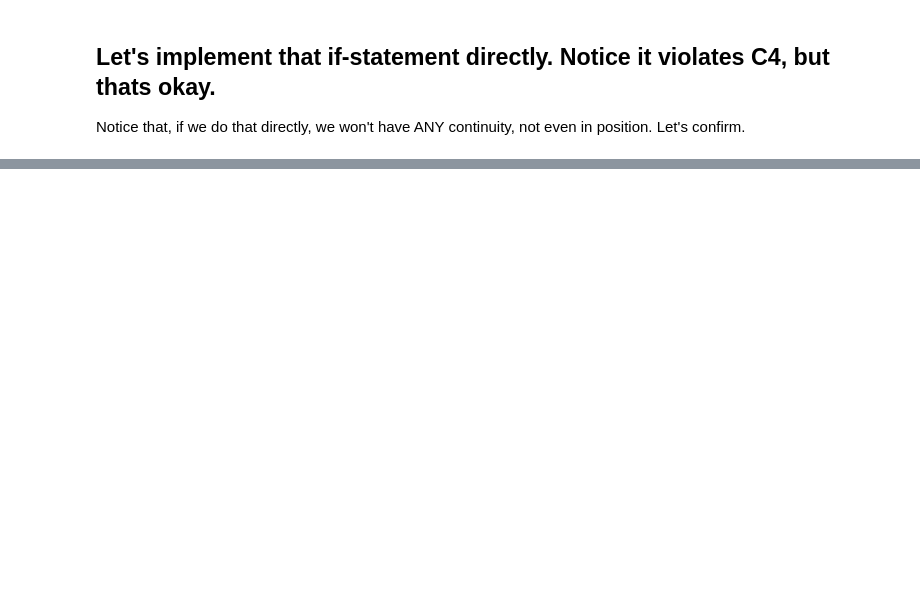
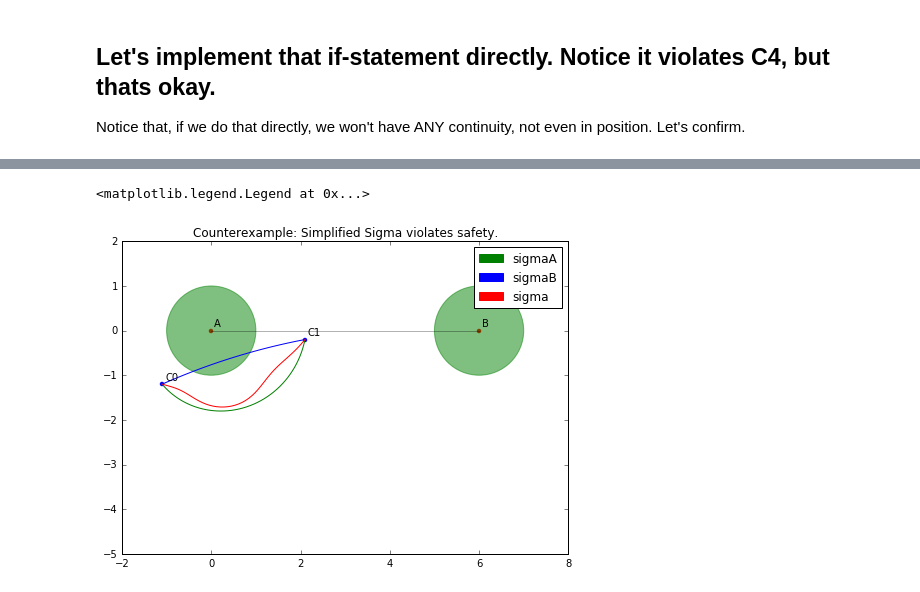
Before and after one commit to njoubert/spooky, a Jupyter notebook: experiments/ipython/NJ - 09 - Designing a position interpolation scheme that satisfies minimum distance.ipynb, the cells around one changed output, grey strips where cells are left out. Drawn from its saved outputs; the diff is of its cells as text; code cells hidden in the pictures; blank space fills up the shorter version.

```diff
--- a/experiments/ipython/NJ - 09 - Designing a position interpolation scheme that satisfies minimum distance.ipynb
+++ b/experiments/ipython/NJ - 09 - Designing a position interpolation scheme that satisfies minimum distance.ipynb
@@ -204,0 +234,72 @@ plt.legend(handles=[sA_legend,sB_legend,S_legend])
+# %%
+from scipy.special import expit
+
+# Create Numpy arrays
+A = PA_1.np()
+B = PB_1.np()
+C0 = C_0.np()
+C1 = C_1.np()
+
+# Set up interpolation vector
+u = np.c_[np.linspace(0,1)]
+
+# Set up the distance components of sigmaA, sigmaB
+dA0 = la.norm(C0 - A)
+dA1 = la.norm(C1 - A)
+dB0 = la.norm(C0 - B)
+dB1 = la.norm(C1 - B)
+
+dA = np.linspace(dA0, dA1)
+dB = np.linspace(dB0, dB1)
+
+# Set up the vantage vector components of sigmaA, sigmaB
+vA0 = (C0 - A) / dA0
+vA1 = (C1 - A) / dA1
+vB0 = (C0 - B) / dB0
+vB1 = (C1 - B) / dB1
+
+vA = np.apply_along_axis(lambda u : slerp(vA0,vA1,u), axis=1, arr=u)
+vB = np.apply_along_axis(lambda u : slerp(vB0,vB1,u), axis=1, arr=u)
+
+# Set up sigmaA, sigmaB, sigma
+sigmaA = A + dA[:,np.newaxis] * vA
+sigmaB = B + dB[:,np.newaxis] * vB
+
+# if la.norm(sigmaju - i) < min_dist:
+#     return 1
+# elif la.norm(sigmaiu - j) < min_dist:
+#     return 0
+# else
+#     return 0.5
+
+def calc_weight(sigma_i, sigma_j, i, j):
+    scale = 6
+
+    def silly_map(sigmas):
+        sigmaiu = sigmas[0:3]
+        sigmaju = sigmas[3:6]
+
+        w1 = expit(-scale*(la.norm(sigmaju - i) - min_dist))/2 + 0.5 #weight one goes from 1 to 0.5
+        w2 = expit(scale*(la.norm(sigmaiu - j) - min_dist))
+        return w1*w2
+
+    return np.apply_along_axis(silly_map, axis=1, arr=np.c_[sigma_i, sigma_j])
+
+wA = calc_weight(sigmaA, sigmaB, A, B)
+
+sigma = (wA[:,np.newaxis]*sigmaA + (1-wA)[:,np.newaxis]*sigmaB)
+
+
+drawSetup(fudgeY_neg=5)
+plt.plot(sigmaA[:,0],sigmaA[:,1], c="green")
+plt.plot(sigmaB[:,0],sigmaB[:,1], c="blue")
+plt.plot(sigma[:,0], sigma[:,1],  c="red")
+plt.title("Counterexample: Simplified Sigma violates safety.")
+
+sA_legend = mpatches.Patch(color="green", label="sigmaA")
+sB_legend = mpatches.Patch(color="blue", label="sigmaB")
+S_legend  = mpatches.Patch(color="red", label="sigma")
+plt.legend(handles=[sA_legend,sB_legend,S_legend])
+# %% [output]
+<matplotlib.legend.Legend at 0x...>
+[figure, added]
```
Also changed, not shown: parts of 7 cells of this notebook.
